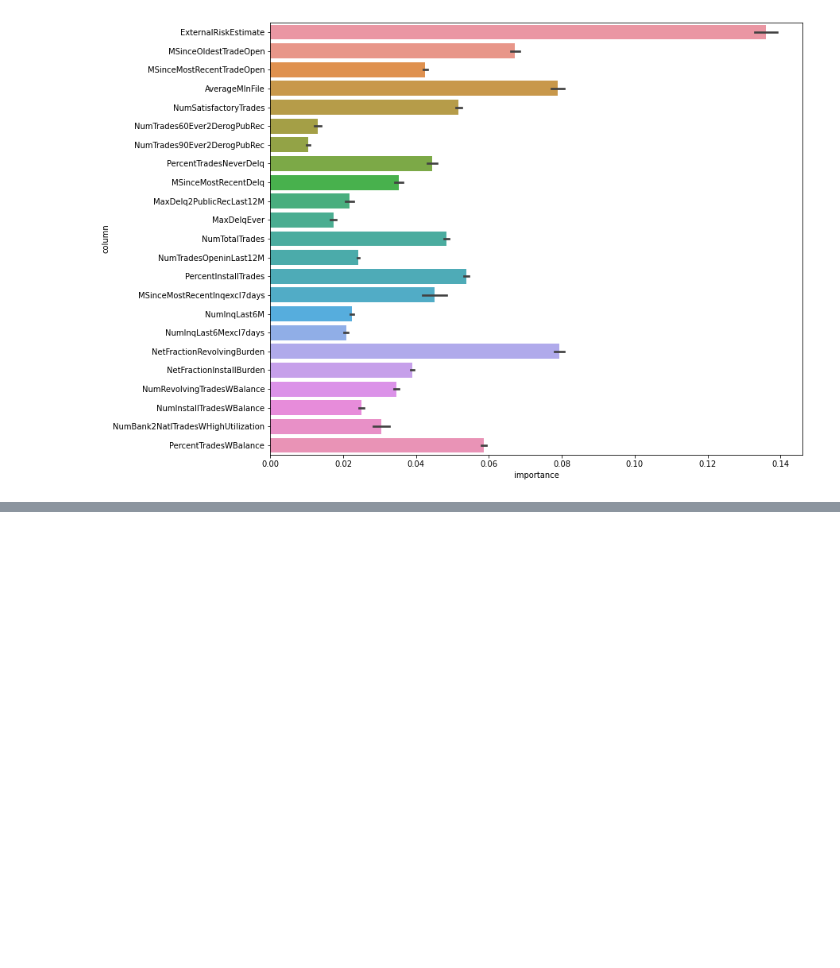
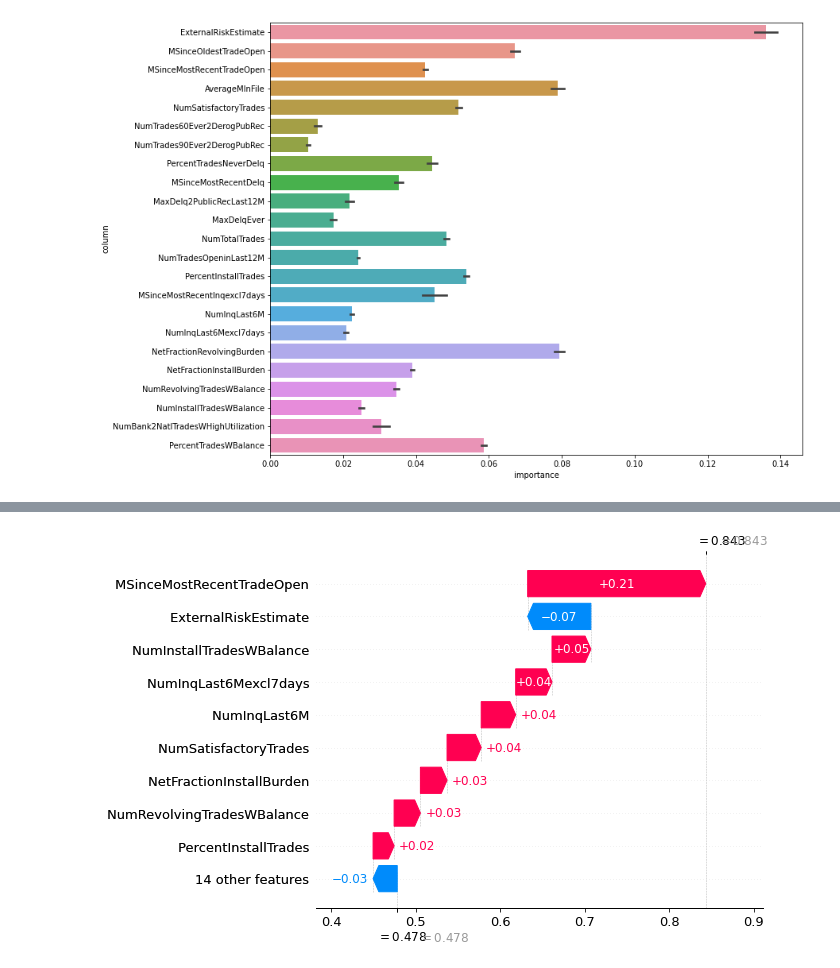
Before and after one commit to pavopax/fico-challenge, a Jupyter notebook: analysis.ipynb, the cells around one changed output, grey strips where cells are left out. Cells and saved outputs as stored; diff of their text form; code cells hidden in the pictures; blank space fills up the shorter version.

```diff
--- a/analysis.ipynb
+++ b/analysis.ipynb
@@ -171,0 +223,9 @@ sns.barplot(data=coefs_df, x='importance', y='column', estimator=np.mean, ci='sd
+# %%
+# https://github.com/slundberg/shap/issues/2140#issuecomment-900300709
+from shap.plots import _waterfall
+
+# prediction is > 0.5 so "1", like observed (above)
+# use expected_value[1] for the "second" predicted probability in y (expected_value has 2 values)
+_waterfall.waterfall_legacy(explainer.expected_value[1], shap_values[i].values, X.iloc[i])
+# %% [output]
+[figure, added]
```
Also changed, not shown: parts of 13 cells of this notebook.
